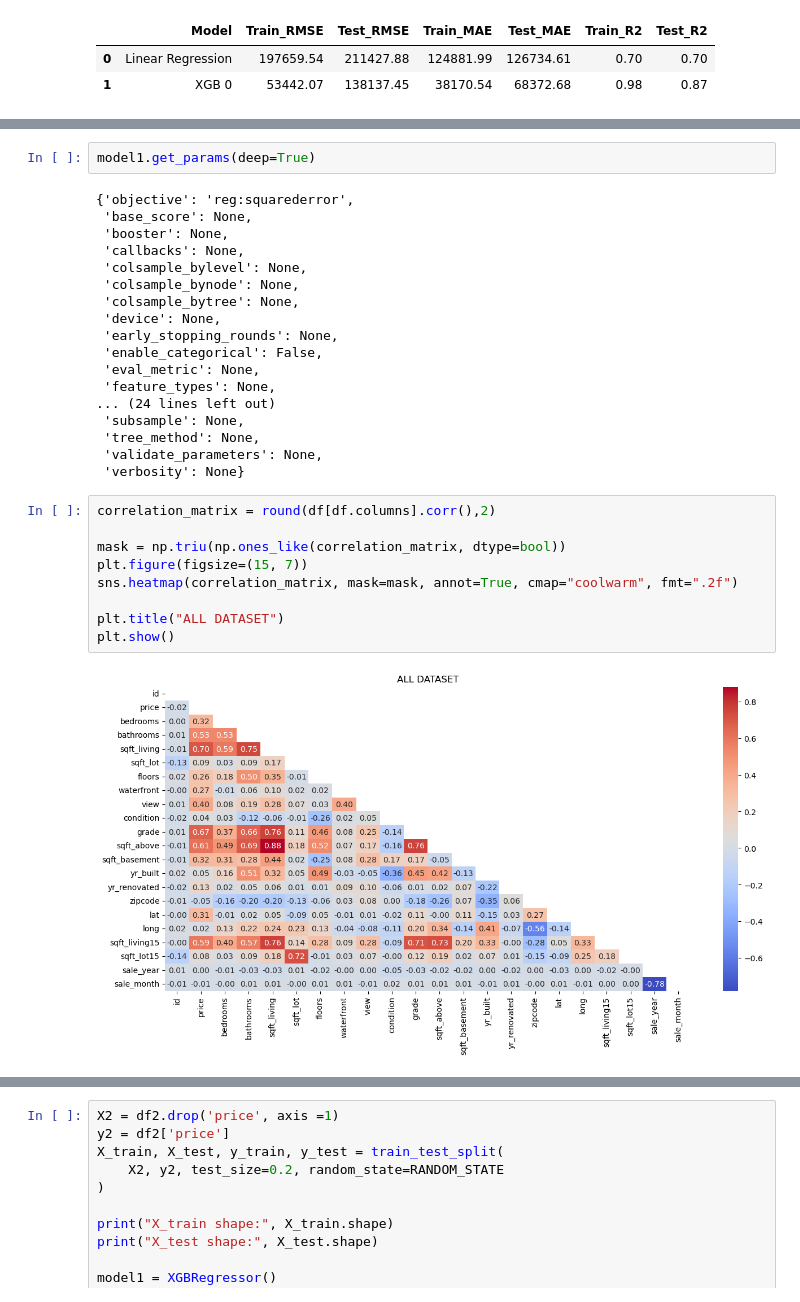
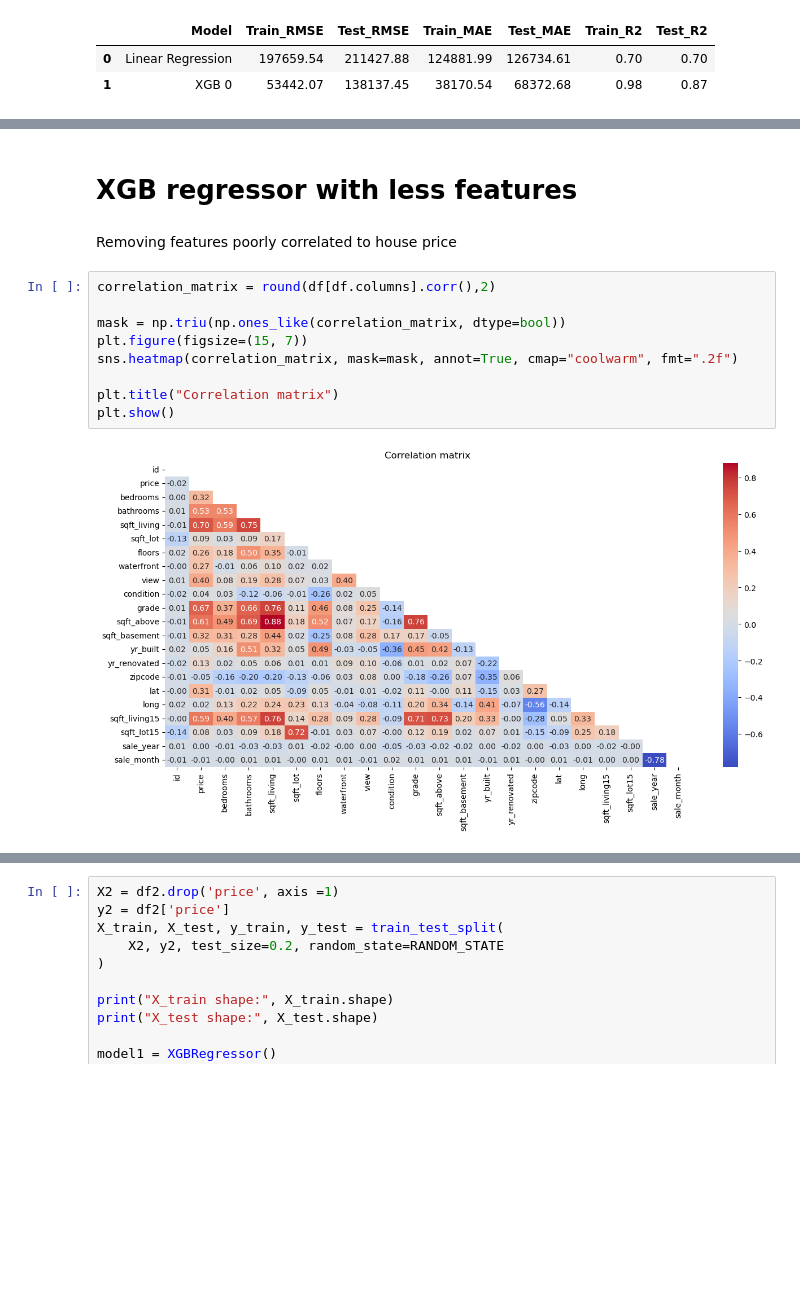
Before and after one commit to brunojrg/house-prices-project, a Jupyter notebook: Notebooks/xgboost.ipynb, the cells around one changed output, grey strips where cells are left out. Cells and saved outputs as stored; diff of their text form; blank space fills up the shorter version.

```diff
--- a/Notebooks/xgboost.ipynb
+++ b/Notebooks/xgboost.ipynb
@@ -114,31 +110,15 @@ print(test_predictions[test_predictions["delta"] == test_predictions["delta"].ma
-# %%
-model1.get_params(deep=True)
-# %% [output]
-{'objective': 'reg:squarederror',
- 'base_score': None,
- 'booster': None,
- 'callbacks': None,
- 'colsample_bylevel': None,
- 'colsample_bynode': None,
- 'colsample_bytree': None,
- 'device': None,
- 'early_stopping_rounds': None,
- 'enable_categorical': False,
- 'eval_metric': None,
- 'feature_types': None,
-... (24 lines left out)
- 'subsample': None,
- 'tree_method': None,
- 'validate_parameters': None,
- 'verbosity': None}
+# %% [markdown]
+# XGB regressor with less features
+# %% [markdown]
+Removing features poorly correlated to house price
 # %%
 correlation_matrix = round(df[df.columns].corr(),2)
 
 mask = np.triu(np.ones_like(correlation_matrix, dtype=bool))
 plt.figure(figsize=(15, 7))
 sns.heatmap(correlation_matrix, mask=mask, annot=True, cmap="coolwarm", fmt=".2f")
 
-plt.title("ALL DATASET")
+plt.title("Correlation matrix")
 plt.show()
 # %% [output]
-[figure, old version]
+[figure, new version]
```
Also changed, not shown: parts of 44 cells of this notebook.
